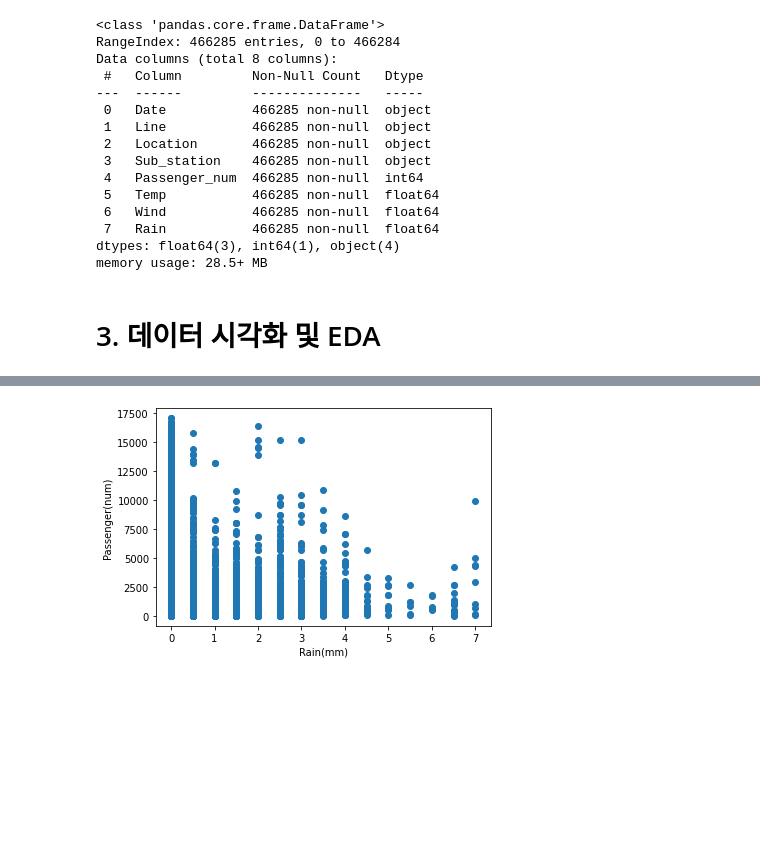
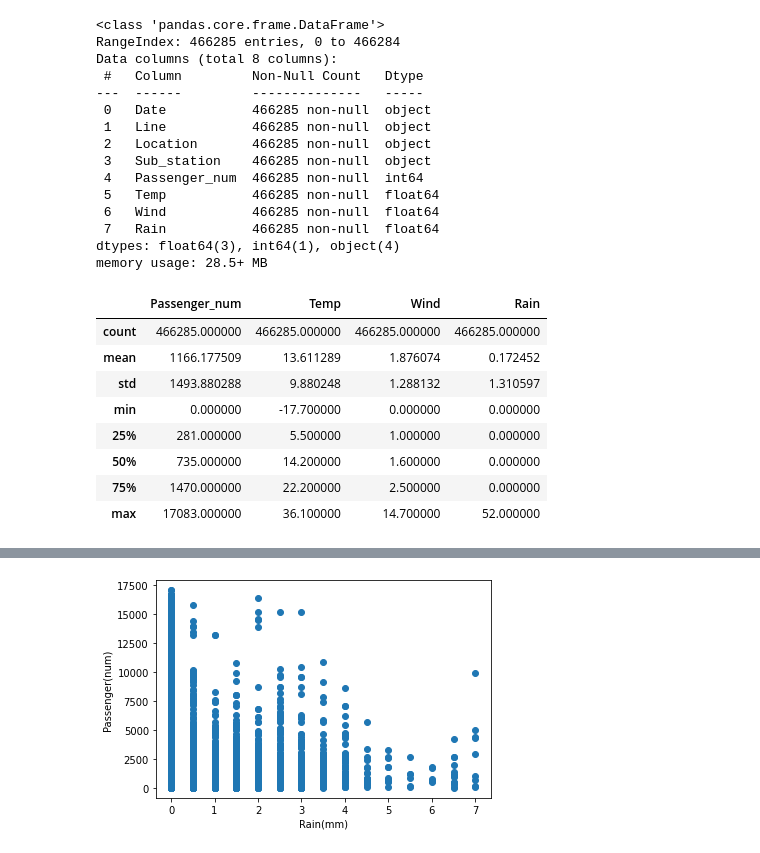
Before and after one commit to HyeongSeok-Park/Academy_Second_Project, a Jupyter notebook: 데이터 전처리 및 시각화.ipynb, the cells around one changed output, grey strips where cells are left out. Drawn from its saved outputs; the diff is of its cells as text; code cells hidden in the pictures; blank space fills up the shorter version.

```diff
--- a/데이터 전처리 및 시각화.ipynb
+++ b/데이터 전처리 및 시각화.ipynb
@@ -608,5 +653,15 @@ Data columns (total 8 columns):
  7   Rain           466285 non-null  float64
 dtypes: float64(3), int64(1), object(4)
 memory usage: 28.5+ MB
-# %% [markdown]
-# 3. 데이터 시각화 및 EDA
+# %%
+total_data.describe()
+# %% [output]
+|  | Passenger_num | Temp | Wind | Rain |
+| count | 466285.000000 | 466285.000000 | 466285.000000 | 466285.000000 |
+| mean | 1166.177509 | 13.611289 | 1.876074 | 0.172452 |
+| std | 1493.880288 | 9.880248 | 1.288132 | 1.310597 |
+| min | 0.000000 | -17.700000 | 0.000000 | 0.000000 |
+| 25% | 281.000000 | 5.500000 | 1.000000 | 0.000000 |
+| 50% | 735.000000 | 14.200000 | 1.600000 | 0.000000 |
+| 75% | 1470.000000 | 22.200000 | 2.500000 | 0.000000 |
+| max | 17083.000000 | 36.100000 | 14.700000 | 52.000000 |
```
Also changed, not shown: parts of 5 cells of this notebook.
